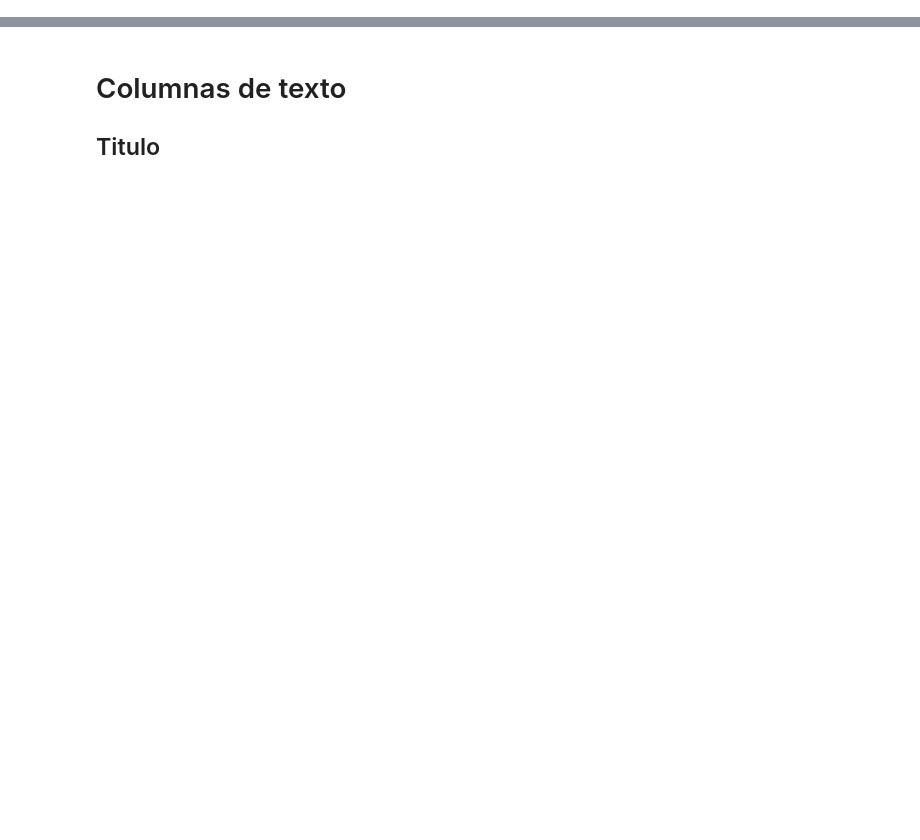
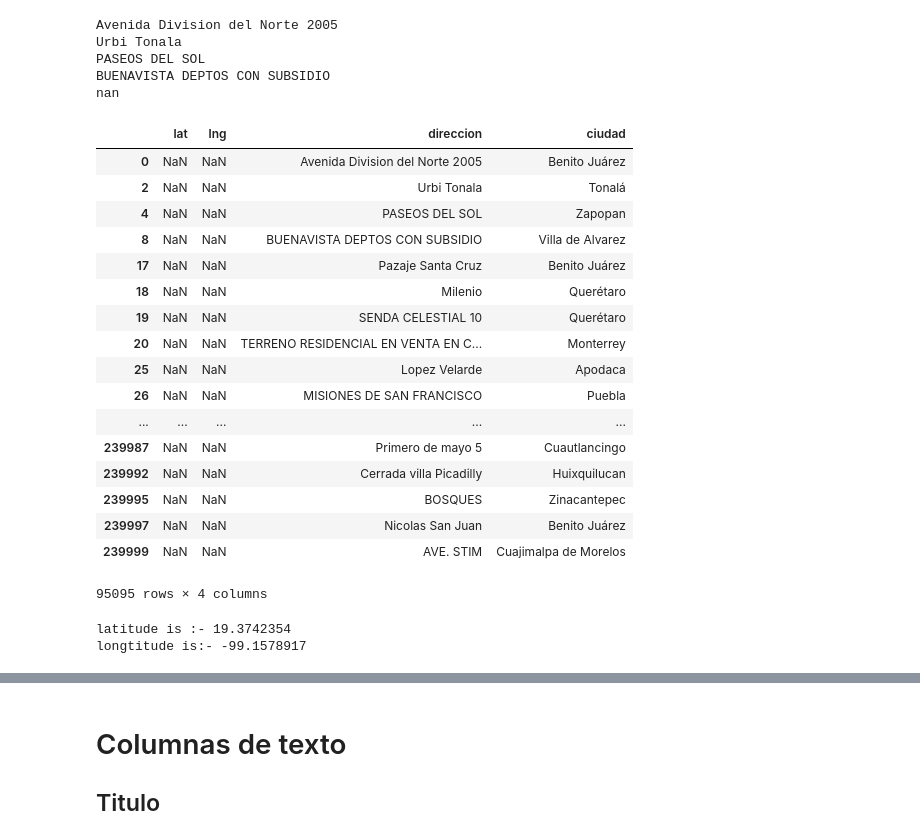
Before and after one commit to rozanecm/7506_2c2019_tp1, a Jupyter notebook: notebooks/basic general analysis by rozanecm.ipynb, the cells around one changed output, grey strips where cells are left out. Saved outputs shown, nothing was run; the diff lists cells and outputs as text; code cells hidden in the pictures; blank space fills up the shorter version.

```diff
--- a/notebooks/basic general analysis by rozanecm.ipynb
+++ b/notebooks/basic general analysis by rozanecm.ipynb
@@ -12,0 +205,9 @@ df = pd.read_csv('../data/train.csv', dtype={'tipodepropiedad':'category', 'ciud
+# %%
+for e in df.loc[df['lat'].isna()]['direccion'].head():
+    print(e)
+# %% [output]
+Avenida Division del Norte 2005
+Urbi Tonala
+PASEOS DEL SOL
+BUENAVISTA DEPTOS CON SUBSIDIO
+nan
@@ -12,0 +219,32 @@ df = pd.read_csv('../data/train.csv', dtype={'tipodepropiedad':'category', 'ciud
+# %%
+df.loc[df['lat'].isna()].loc[~df['direccion'].isna() & ~df['ciudad'].isna()][['lat','lng','direccion','ciudad']]
+# %% [output]
+|  | lat | lng | direccion | ciudad |
+| 0 | NaN | NaN | Avenida Division del Norte 2005 | Benito Juárez |
+| 2 | NaN | NaN | Urbi Tonala | Tonalá |
+| 4 | NaN | NaN | PASEOS DEL SOL | Zapopan |
+| 8 | NaN | NaN | BUENAVISTA DEPTOS CON SUBSIDIO | Villa de Alvarez |
+| 17 | NaN | NaN | Pazaje Santa Cruz | Benito Juárez |
+| 18 | NaN | NaN | Milenio | Querétaro |
+| 19 | NaN | NaN | SENDA CELESTIAL 10 | Querétaro |
+| 20 | NaN | NaN | TERRENO RESIDENCIAL EN VENTA EN C... | Monterrey |
+| 25 | NaN | NaN | Lopez Velarde | Apodaca |
+| 26 | NaN | NaN | MISIONES DE SAN FRANCISCO | Puebla |
+| ... | ... | ... | ... | ... |
+| 239987 | NaN | NaN | Primero de mayo 5 | Cuautlancingo |
+| 239992 | NaN | NaN | Cerrada villa Picadilly | Huixquilucan |
+| 239995 | NaN | NaN | BOSQUES | Zinacantepec |
+| 239997 | NaN | NaN | Nicolas San Juan | Benito Juárez |
+| 239999 | NaN | NaN | AVE. STIM | Cuajimalpa de Morelos |
+95095 rows × 4 columns
+# %%
+from  geopy.geocoders import Nominatim
+geolocator = Nominatim()
+direction = 'Avenida Division del Norte 2005'
+city ="Benito Juárez"
+country ="Mexico"
+loc = geolocator.geocode(direction + ',' + city + ',' + country)
+print("latitude is :-" ,loc.latitude,"\nlongtitude is:-" ,loc.longitude)
+# %% [output]
+latitude is :- 19.3742354
+longtitude is:- -99.1578917
```
Also changed, not shown: parts of 33 cells of this notebook, 1 other file.
